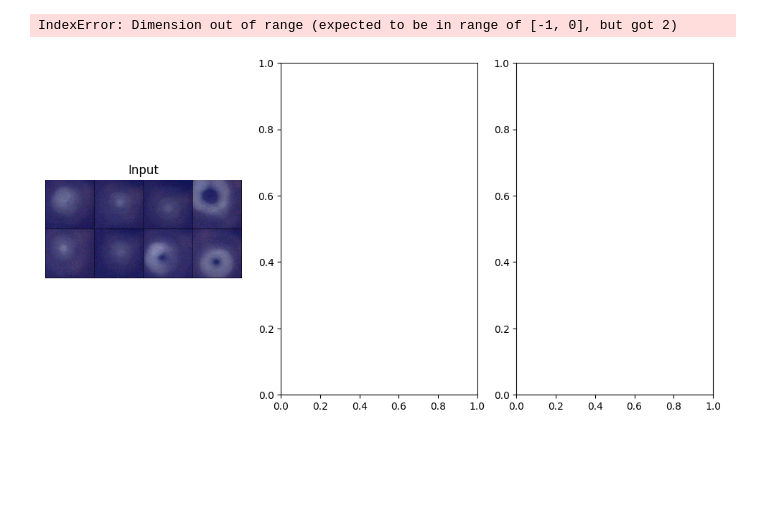
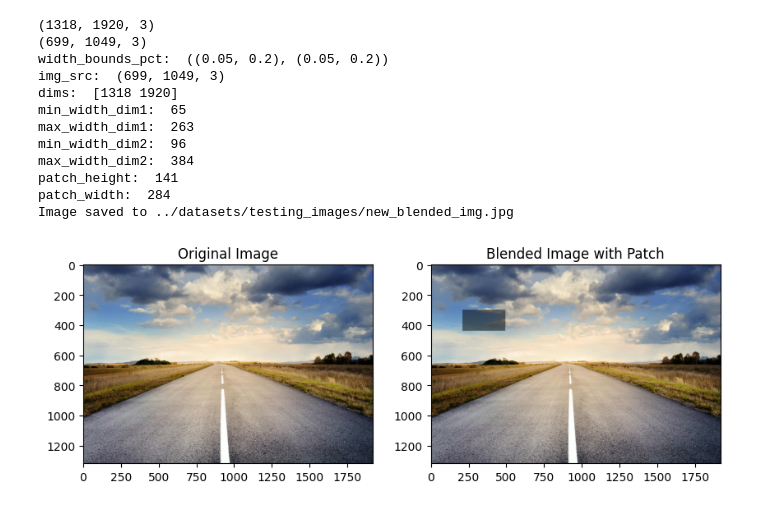
Before and after one commit to sameerhashmi36/anomaly_detection_computer_vision, a Jupyter notebook: NSA_works/nsa.ipynb, the cells around one changed output. Saved outputs shown, nothing was run; the diff lists cells and outputs as text; code cells hidden in the pictures; blank space fills up the shorter version.

```diff
--- a/NSA_works/nsa.ipynb
+++ b/NSA_works/nsa.ipynb
@@ -609,15 +101,0 @@ chosen_setting = SETTINGS['Basic-Training-Example']
-# %%
-train_loss = train(
-    class_name='bottle',
-    data_dir='./datasets/mvtec',
-    setting=chosen_setting,
-    device=device,
-    model=model,
-    dataset_class=MVTecDataset,
-    epochs=20,
-    batch_size=32,
-    lr=1e-4
-)
-# %% [output]
-IndexError: Dimension out of range (expected to be in range of [-1, 0], but got 2)
-[figure, removed]
@@ -623,0 +175,41 @@ IndexError: Dimension out of range (expected to be in range of [-1, 0], but got
+# %%
+img_1 = "../datasets/testing_images/road.jpg"
+img_2 = "../datasets/testing_images/tiger-4.jpg"
+ima_dest = plt.imread(img_1)
+print(ima_dest.shape)
+img_src = plt.imread(img_2)
+print(img_src.shape)
+
+if img_src.ndim == 2:
+    img_src = np.stack([img_src]*3, axis=-1)
+
+# Apply NSA patch extraction
+blended_image, bbox = nsa_patch_extraction(ima_dest, img_src)
+
+output_path = "../datasets/testing_images/new_blended_img.jpg"
+imageio.imsave(output_path, blended_image)
+print(f"Image saved to {output_path}")
+
+
+# Visualize the original and blended image with bounding box
+fig, ax = plt.subplots(1, 2, figsize=(10, 5))
+ax[0].imshow(ima_dest)
+ax[0].set_title("Original Image")
+ax[1].imshow(blended_image)
+# ax[1].add_patch(plt.Rectangle((bbox[0], bbox[1]), bbox[2] - bbox[0], bbox[3] - bbox[1], edgecolor='red', facecolor='none'))
+ax[1].set_title("Blended Image with Patch")
+plt.show()
+# %% [output]
+(1318, 1920, 3)
+(699, 1049, 3)
+width_bounds_pct:  ((0.05, 0.2), (0.05, 0.2))
+img_src:  (699, 1049, 3)
+dims:  [1318 1920]
+min_width_dim1:  65
+max_width_dim1:  263
+min_width_dim2:  96
+max_width_dim2:  384
+patch_height:  141
+patch_width:  284
+Image saved to ../datasets/testing_images/new_blended_img.jpg
+[figure, added]
```
Also changed, not shown: parts of 29 cells of this notebook, 2 other files.
